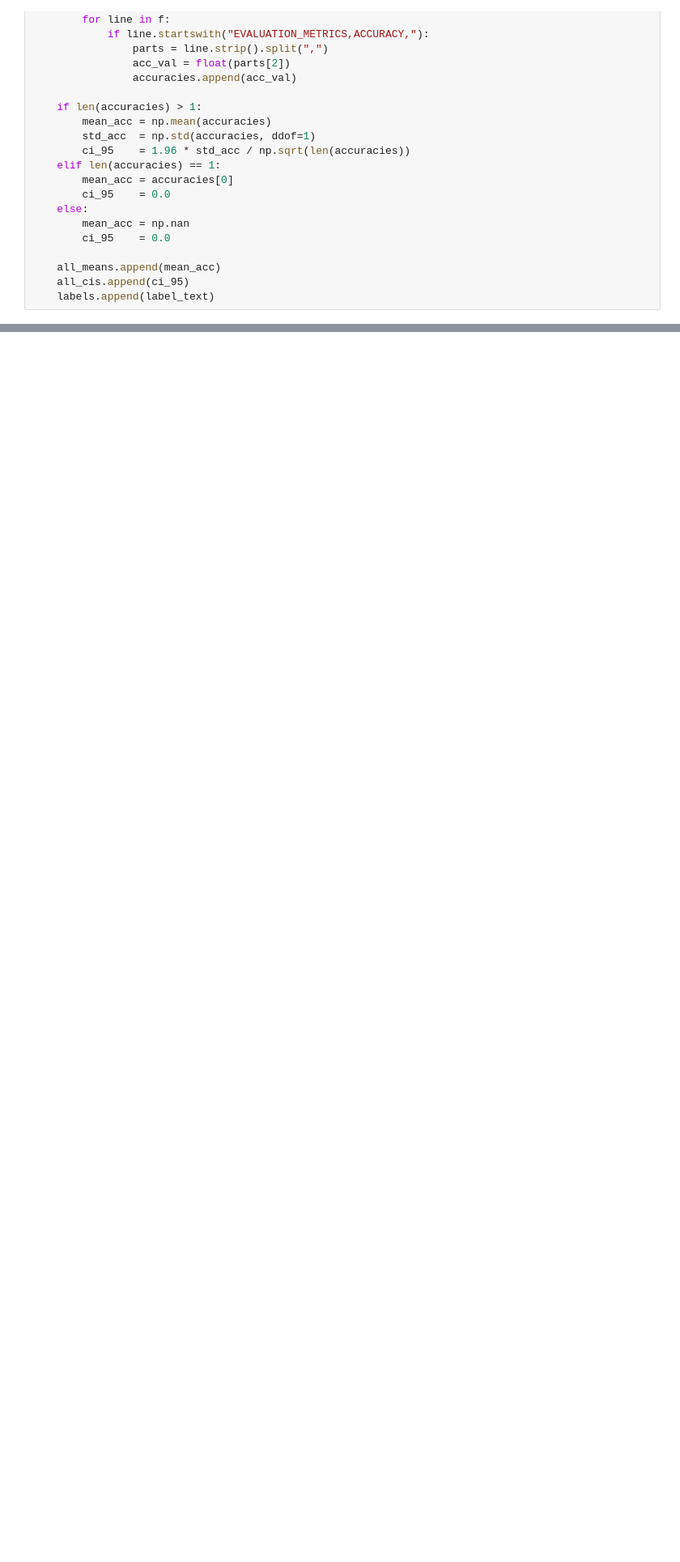
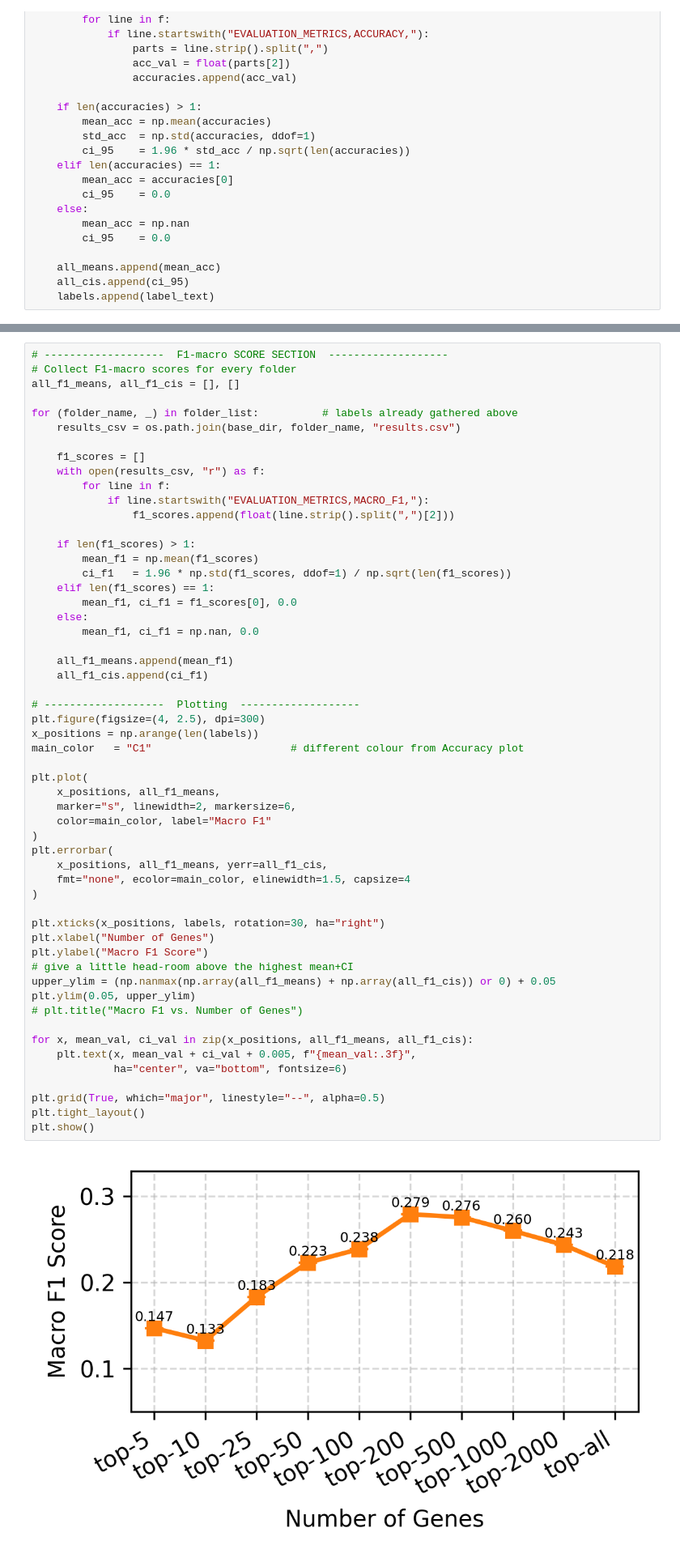
Before and after one commit to cristea-lab/BioReasoning_Paper, a Jupyter notebook: Scripts/plots/Figure3B_compare_number_of_genes.ipynb, the cells around one changed output, grey strips where cells are left out. Shown at 81% size. Saved outputs shown, nothing was run; the diff lists cells and outputs as text; blank space fills up the shorter version.

```diff
--- a/Scripts/plots/Figure3B_compare_number_of_genes.ipynb
+++ b/Scripts/plots/Figure3B_compare_number_of_genes.ipynb
@@ -104,0 +105,57 @@ plt.show()
+# %%
+# -------------------  F1-macro SCORE SECTION  -------------------
+# Collect F1-macro scores for every folder
+all_f1_means, all_f1_cis = [], []
+
+for (folder_name, _) in folder_list:          # labels already gathered above
+    results_csv = os.path.join(base_dir, folder_name, "results.csv")
+
+    f1_scores = []
+    with open(results_csv, "r") as f:
+        for line in f:
+            if line.startswith("EVALUATION_METRICS,MACRO_F1,"):
+                f1_scores.append(float(line.strip().split(",")[2]))
+
+    if len(f1_scores) > 1:
+        mean_f1 = np.mean(f1_scores)
+        ci_f1   = 1.96 * np.std(f1_scores, ddof=1) / np.sqrt(len(f1_scores))
+    elif len(f1_scores) == 1:
+        mean_f1, ci_f1 = f1_scores[0], 0.0
+    else:
+        mean_f1, ci_f1 = np.nan, 0.0
+
+    all_f1_means.append(mean_f1)
+    all_f1_cis.append(ci_f1)
+
+# -------------------  Plotting  -------------------
+plt.figure(figsize=(4, 2.5), dpi=300)
+x_positions = np.arange(len(labels))
+main_color   = "C1"                      # different colour from Accuracy plot
+
+plt.plot(
+    x_positions, all_f1_means,
+    marker="s", linewidth=2, markersize=6,
+    color=main_color, label="Macro F1"
+)
+plt.errorbar(
+    x_positions, all_f1_means, yerr=all_f1_cis,
+    fmt="none", ecolor=main_color, elinewidth=1.5, capsize=4
+)
+
+plt.xticks(x_positions, labels, rotation=30, ha="right")
+plt.xlabel("Number of Genes")
+plt.ylabel("Macro F1 Score")
+# give a little head-room above the highest mean+CI
+upper_ylim = (np.nanmax(np.array(all_f1_means) + np.array(all_f1_cis)) or 0) + 0.05
+plt.ylim(0.05, upper_ylim)
+# plt.title("Macro F1 vs. Number of Genes")
+
+for x, mean_val, ci_val in zip(x_positions, all_f1_means, all_f1_cis):
+    plt.text(x, mean_val + ci_val + 0.005, f"{mean_val:.3f}",
+             ha="center", va="bottom", fontsize=6)
+
+plt.grid(True, which="major", linestyle="--", alpha=0.5)
+plt.tight_layout()
+plt.show()
+# %% [output]
+[figure, added]
```
Also changed, not shown: parts of 2 cells of this notebook, 42 other files.
